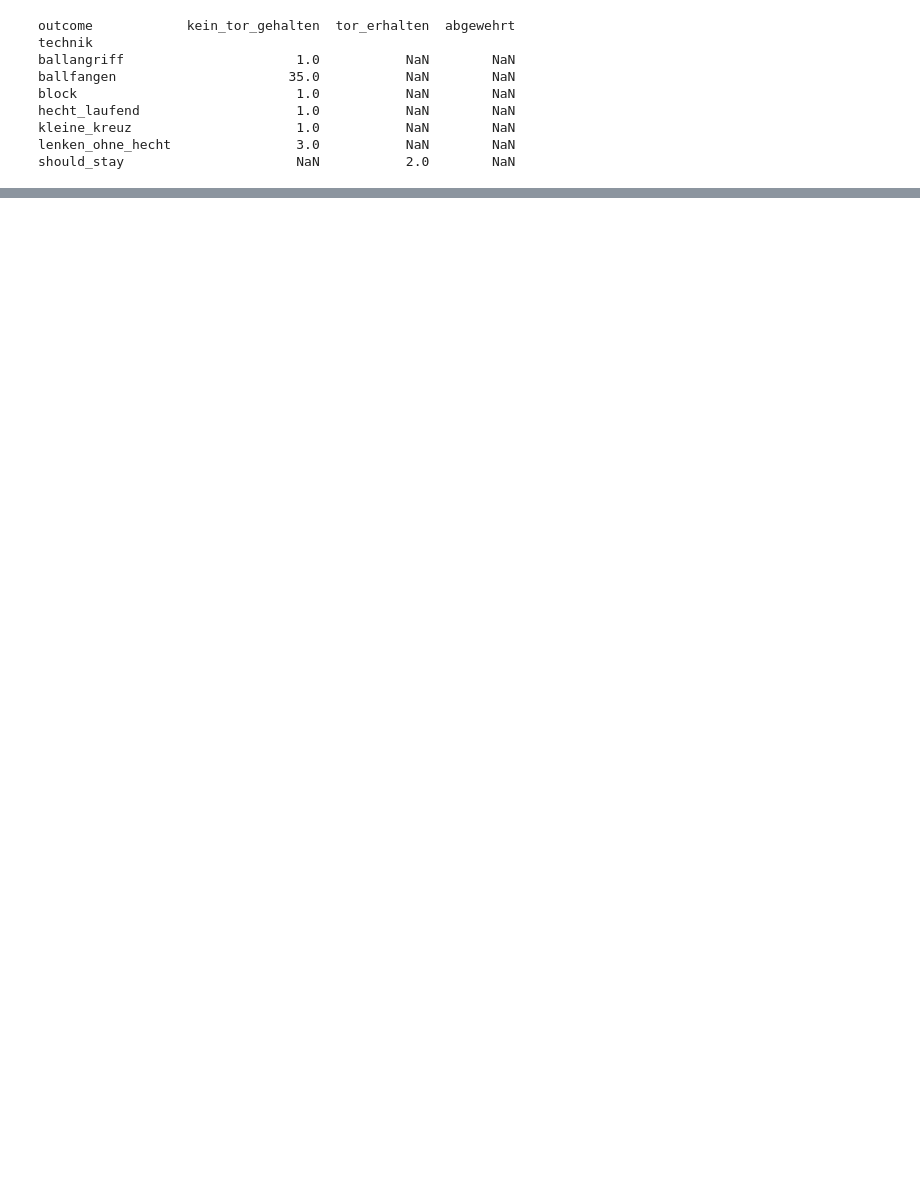
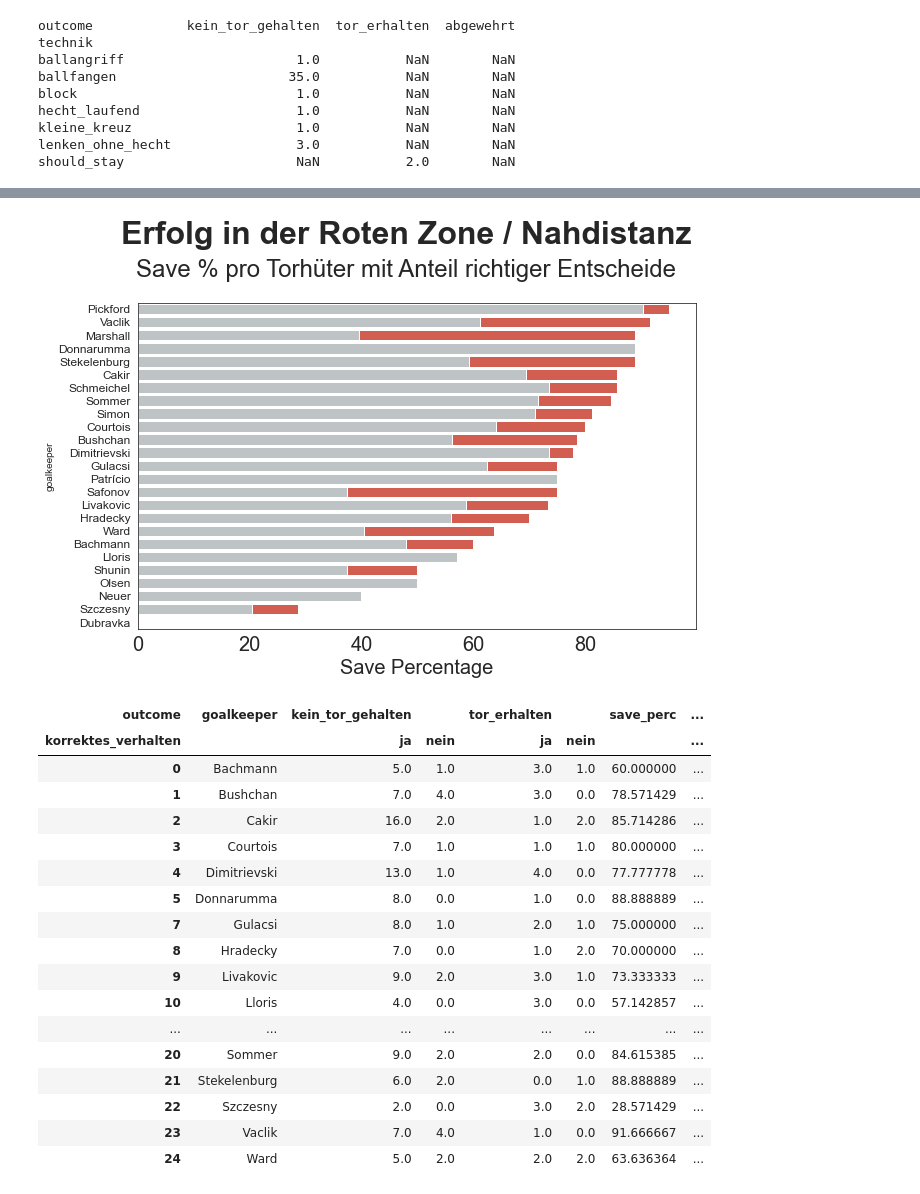
Before and after one commit to keepertrainer78698/youth-base, a Jupyter notebook: goalkeeping/euro2020/sfv-analysis.ipynb, the cells around one changed output, grey strips where cells are left out. Saved outputs shown, nothing was run; the diff lists cells and outputs as text; code cells hidden in the pictures; blank space fills up the shorter version.

Commit message:
goalkeeper analysis in red zone and aerial balls

```diff
--- a/goalkeeping/euro2020/sfv-analysis.ipynb
+++ b/goalkeeping/euro2020/sfv-analysis.ipynb
@@ -6,10 +6,10 @@ import seaborn as sns
 import dropbox as db
 # %%
 ## Global defintions and settings
-color_palette_yellows = ['#E74C3C', '#C0392B', '#FAFAFA']
+color_palette_reds = ['#E74C3C', '#C0392B', '#FAFAFA']
 
 sns.set_style('white')
-sns.set_palette(sns.color_palette(color_palette_yellows))
+sns.set_palette(sns.color_palette(color_palette_reds))
 # %% [markdown]
 # SFV EM 2020 File Import
 # %%
@@ -453,14 +468,3 @@ hecht_laufend                    1.0           NaN        NaN
 kleine_kreuz                     1.0           NaN        NaN
 lenken_ohne_hecht                3.0           NaN        NaN
 should_stay                      NaN           2.0        NaN
-# %%
-saves = df[((df.spielsituation == 'rote_zone') | (df.spielsituation == 'nahdistanzzone')) & ((df.outcome == 'kein_tor_gehalten') | (df.outcome == 'tor_erhalten'))]
-group_saves = saves.groupby(['goalkeeper', 'outcome']).agg({'outcome': 'count'}).rename(columns={'outcome': 'anzahl_aktionen'}).reset_index()
-pivot_saves = group_saves.pivot(index='goalkeeper', columns='outcome', values='anzahl_aktionen').reset_index()
-pivot_saves['save_perc'] = pivot_saves['kein_tor_gehalten'] / (pivot_saves['kein_tor_gehalten'] + pivot_saves['tor_erhalten'])
-
-fig = plt.figure(figsize=(10,6))
-
-sns.barplot(x='save_perc', y='goalkeeper', data=pivot_saves, orient='h', order=pivot_saves.sort_values('save_perc', ascending=False).goalkeeper)
-
-plt.show()
@@ -494,0 +471,48 @@ outcome    goalkeeper korrektes_verhalten  kein_tor_gehalten  tor_erhalten  \
+# %%
+#group_saves = saves.groupby(['goalkeeper', 'outcome', 'technik']).agg({'outcome': 'count'}).rename(columns={'outcome': 'anzahl_aktionen'}).reset_index()
+group_saves = saves.groupby(['goalkeeper', 'outcome', 'korrektes_verhalten']).agg({'outcome': 'count'}).rename(columns={'outcome': 'anzahl_aktionen'}).reset_index()
+pivot_save_verhalten = group_saves.pivot(index='goalkeeper', columns=['outcome', 'korrektes_verhalten'], values='anzahl_aktionen').reset_index()
+pivot_save_verhalten = pivot_save_verhalten.fillna(0)
+pivot_save_verhalten['save_perc'] = pivot_save_verhalten.iloc[:, 1:3].sum(axis=1) / pivot_save_verhalten.iloc[:, 1:5].sum(axis=1) * 100
+pivot_save_verhalten['korr_verhalten_perc'] = (pivot_save_verhalten.iloc[:, [1, 3]].sum(axis=1) / pivot_save_verhalten.iloc[:, 1:5].sum(axis=1)) * pivot_save_verhalten.save_perc
+#pivot_save_verhalten.drop(pivot_save_verhalten.columns[1:5], axis=1, inplace=True)
+pivot_save_verhalten = pivot_save_verhalten[pivot_save_verhalten.goalkeeper != 'Dubravka']
+#pivot_save_verhalten['save_perc'] = pivot_save_verhalten.kein_tor_gehalten.sum() / (pivot_save_verhalten.kein_tor_gehalten.sum() + pivot_save_verhalten.tor_erhalten.sum())
+
+fig = plt.figure(figsize=(10,6))
+
+s1 = sns.barplot(x='save_perc', y='goalkeeper', data=pivot_save_verhalten, orient='h', color='#E74C3C', order=pivot_saves.sort_values('save_perc', ascending=False).goalkeeper)
+s2 = sns.barplot(x='korr_verhalten_perc', y='goalkeeper', data=pivot_save_verhalten, orient='h', color='#BDC3C7', order=pivot_saves.sort_values('save_perc', ascending=False).goalkeeper)
+
+plt.xticks(fontsize=20)
+plt.yticks(fontsize=12)
+plt.xlabel('Save Percentage', fontsize=20)
+plt.text(48, -5, 'Erfolg in der Roten Zone / Nahdistanz', ha='center', fontsize=32, fontweight='bold')
+plt.text(48, -2.5, 'Save % pro Torhüter mit Anteil richtiger Entscheide', ha='center', fontsize=24)
+
+plt.show()
+
+#print(group_saves.groupby('technik').anzahl_aktionen.count())
+#pivot_save_verhalten
+#print(pivot_save_verhalten.iloc[:, [1, 3]])
+#print(pivot_save_verhalten.kein_tor_gehalten.sum())
+# %% [output]
+[figure, added]
+| outcome | goalkeeper | kein_tor_gehalten |  | tor_erhalten |  | save_perc | ... |
+| korrektes_verhalten |  | ja | nein | ja | nein |  | ... |
+| 0 | Bachmann | 5.0 | 1.0 | 3.0 | 1.0 | 60.000000 | ... |
+| 1 | Bushchan | 7.0 | 4.0 | 3.0 | 0.0 | 78.571429 | ... |
+| 2 | Cakir | 16.0 | 2.0 | 1.0 | 2.0 | 85.714286 | ... |
+| 3 | Courtois | 7.0 | 1.0 | 1.0 | 1.0 | 80.000000 | ... |
+| 4 | Dimitrievski | 13.0 | 1.0 | 4.0 | 0.0 | 77.777778 | ... |
+| 5 | Donnarumma | 8.0 | 0.0 | 1.0 | 0.0 | 88.888889 | ... |
+| 7 | Gulacsi | 8.0 | 1.0 | 2.0 | 1.0 | 75.000000 | ... |
+| 8 | Hradecky | 7.0 | 0.0 | 1.0 | 2.0 | 70.000000 | ... |
+| 9 | Livakovic | 9.0 | 2.0 | 3.0 | 1.0 | 73.333333 | ... |
+| 10 | Lloris | 4.0 | 0.0 | 3.0 | 0.0 | 57.142857 | ... |
+| ... | ... | ... | ... | ... | ... | ... | ... |
+| 20 | Sommer | 9.0 | 2.0 | 2.0 | 0.0 | 84.615385 | ... |
+| 21 | Stekelenburg | 6.0 | 2.0 | 0.0 | 1.0 | 88.888889 | ... |
+| 22 | Szczesny | 2.0 | 0.0 | 3.0 | 2.0 | 28.571429 | ... |
+| 23 | Vaclik | 7.0 | 4.0 | 1.0 | 0.0 | 91.666667 | ... |
+| 24 | Ward | 5.0 | 2.0 | 2.0 | 2.0 | 63.636364 | ... |
```
Also changed, not shown: parts of 10 cells of this notebook.
